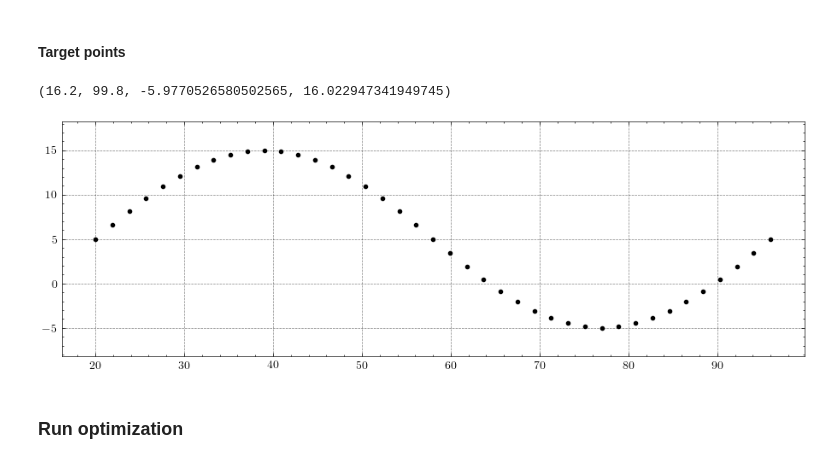
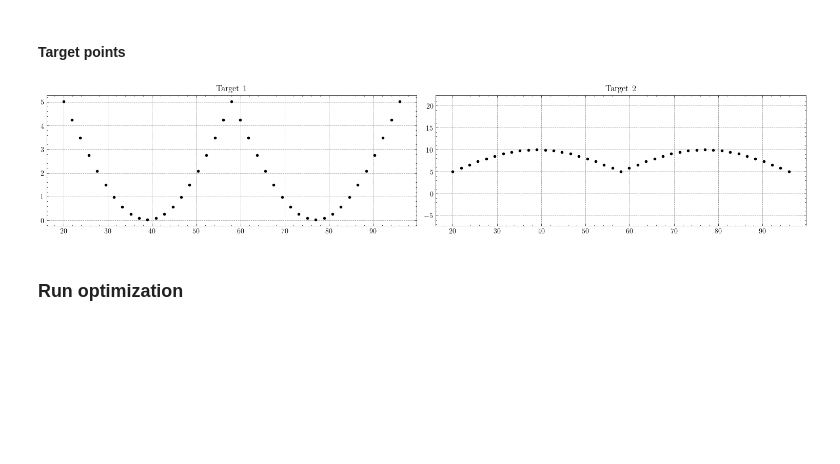
Before and after one commit to bertoldi-collab/morphing-lattices, a Jupyter notebook: inverse_design/long_strip.ipynb, the cells around one changed output. Cells and saved outputs as stored; diff of their text form; code cells hidden in the pictures; blank space fills up the shorter version.

Commit message:
cleaned up nb and optimization class

```diff
--- a/inverse_design/long_strip.ipynb
+++ b/inverse_design/long_strip.ipynb
@@ -155,8 +147,0 @@ target_points = lattice.control_params.reference_points[target_points_ids] + jnp
-# %%
-plt.figure(figsize=(9, 3), constrained_layout=True)
-plt.plot(target_points[:, 0], target_points[:, 1],
-         'o', color='k', markersize=3)
-plt.axis('equal')
-# %% [output]
-(16.2, 99.8, -5.9770526580502565, 16.022947341949745)
-[figure, removed]
@@ -163,3 +213,20 @@ plt.axis('equal')
+# %%
+fig, (ax1, ax2) = plt.subplots(1, 2, figsize=(15, 3), constrained_layout=True)
+ax1.plot(target1_points[:, 0], target1_points[:, 1],
+         'o', color='k', markersize=3)
+ax2.plot(target2_points[:, 0], target2_points[:, 1],
+         'o', color='k', markersize=3)
+ax1.set_title('Target 1')
+ax2.set_title('Target 2')
+plt.axis('equal')
+
+save_opt_information = True
+if save_opt_information:
+    out_path = Path(f"{optimization_name}/target_shapes.png")
+    out_path.parent.mkdir(parents=True, exist_ok=True)  # Make sure parents directories exist
+    plt.savefig(str(out_path), dpi=200)
+# %% [output]
+[figure, added]
 # %%
 optimization = OptimizationProblem(
     forward_problem=problem,
```
Also changed, not shown: parts of 17 cells of this notebook, 25 other files.
